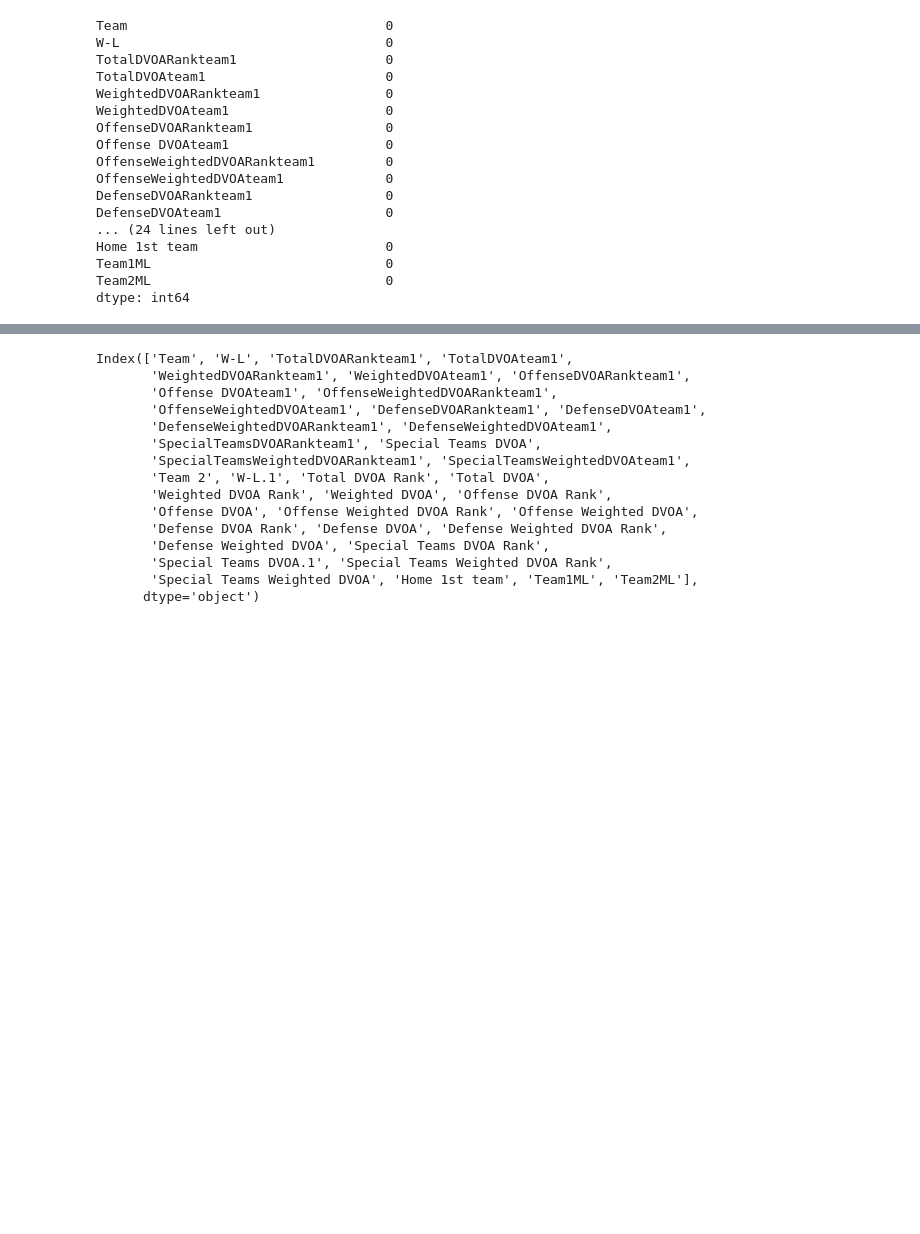
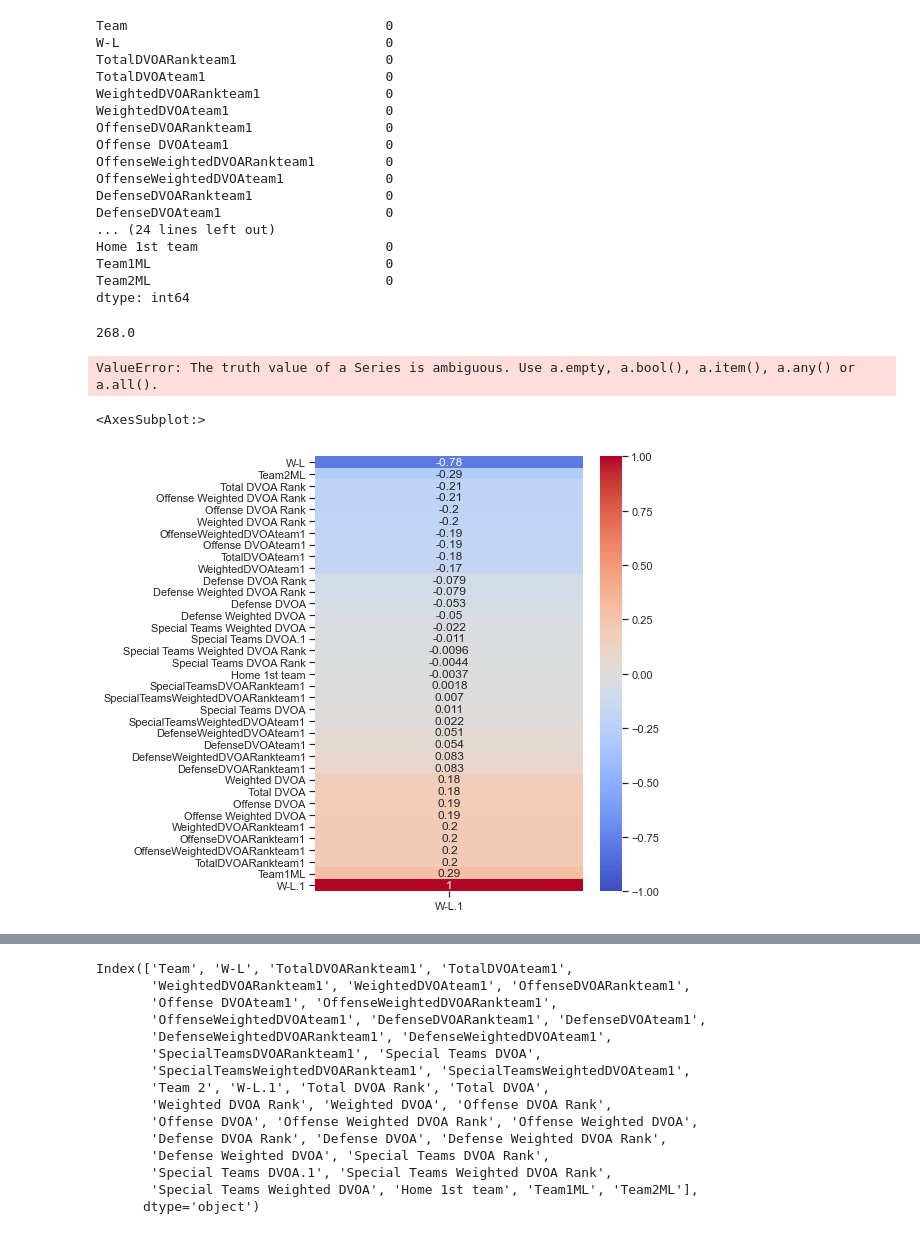
Before and after one commit to vivekbavda/NFL, a Jupyter notebook: BavdaNFLCapstoneDataCleaning.ipynb, the cells around one changed output, grey strips where cells are left out. Saved outputs shown, nothing was run; the diff lists cells and outputs as text; code cells hidden in the pictures; blank space fills up the shorter version.

```diff
--- a/BavdaNFLCapstoneDataCleaning.ipynb
+++ b/BavdaNFLCapstoneDataCleaning.ipynb
@@ -1023,6 +1008,31 @@ Home 1st team                        0
 Team1ML                              0
 Team2ML                              0
 dtype: int64
+# %%
+dfprojected3['W-L.1'].sum()
+# %% [output]
+268.0
+# %%
+# for x in dfprojected3['W-L']:
+#     for index, y in enumerate(dfprojected3['W-L.1']):
+#         if x==y:
+#             print(index)
+#         else:
+#             pass
+listt=[(dfprojected3['W-L']!=dfprojected3['W-L.1'])]
+[count(x) for x in listt if x==False]
+# %% [output]
+ValueError: The truth value of a Series is ambiguous. Use a.empty, a.bool(), a.item(), a.any() or a.all().
+# %%
+plt.figure(figsize=(6, 8))
+sns.heatmap(dfprojected3.corr()[['W-L.1']].sort_values('W-L.1'),
+           annot=True,
+           cmap='coolwarm',
+           vmin=-1,
+           vmax=1)
+# %% [output]
+<AxesSubplot:>
+[figure, added]
 # %%
 sns.lmplot(x="Weighted DVOA", y="W-L", logistic=True, data=dfprojected3)
 # %% [output]
```
Also changed, not shown: parts of 37 cells of this notebook.
